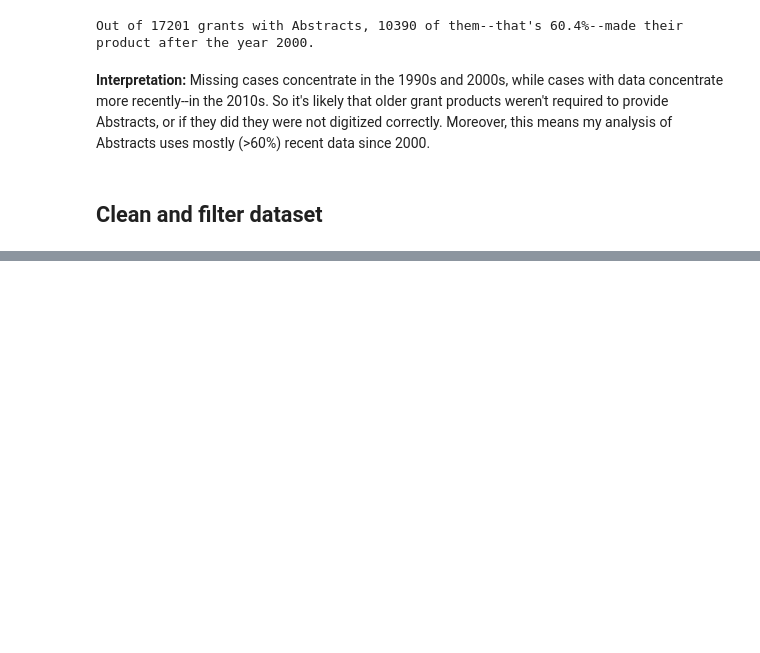
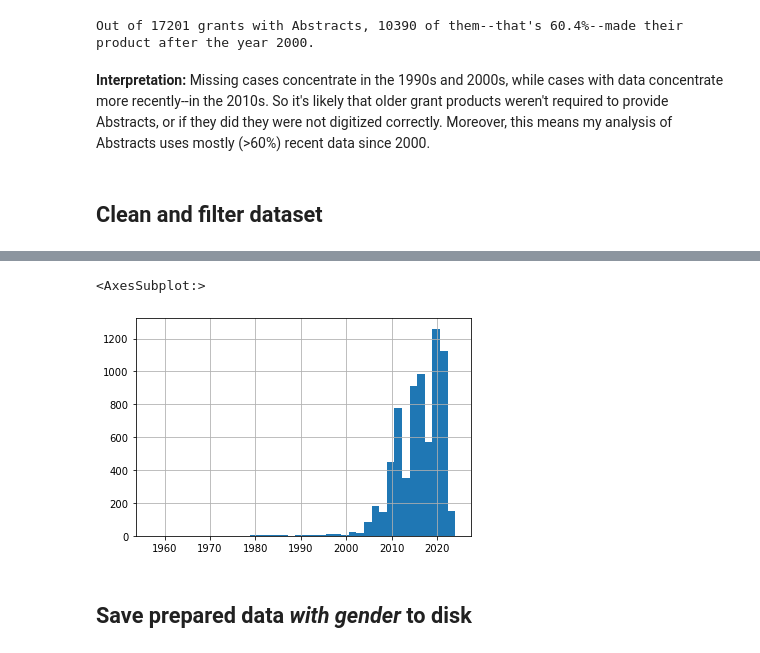
Before and after one commit to jhaber-zz/neh-nlp, a Jupyter notebook: code/prepare_data.ipynb, the cells around one changed output, grey strips where cells are left out. Saved outputs shown, nothing was run; the diff lists cells and outputs as text; code cells hidden in the pictures; blank space fills up the shorter version.

```diff
--- a/code/prepare_data.ipynb
+++ b/code/prepare_data.ipynb
@@ -222,0 +277,8 @@ df_small.to_csv(join('../data/', 'NEH_GrantProducts_Combined.tsv'), sep='\t', in
+# %%
+# Compare to frequency of non-missingness for Gender column
+df_small[df_small.Gender.notnull()].Year.hist(bins=40)
+# %% [output]
+<AxesSubplot:>
+[figure, added]
+# %% [markdown]
+## Save prepared data _with gender_ to disk
```
Also changed, not shown: parts of 12 cells of this notebook, 3 other files.
